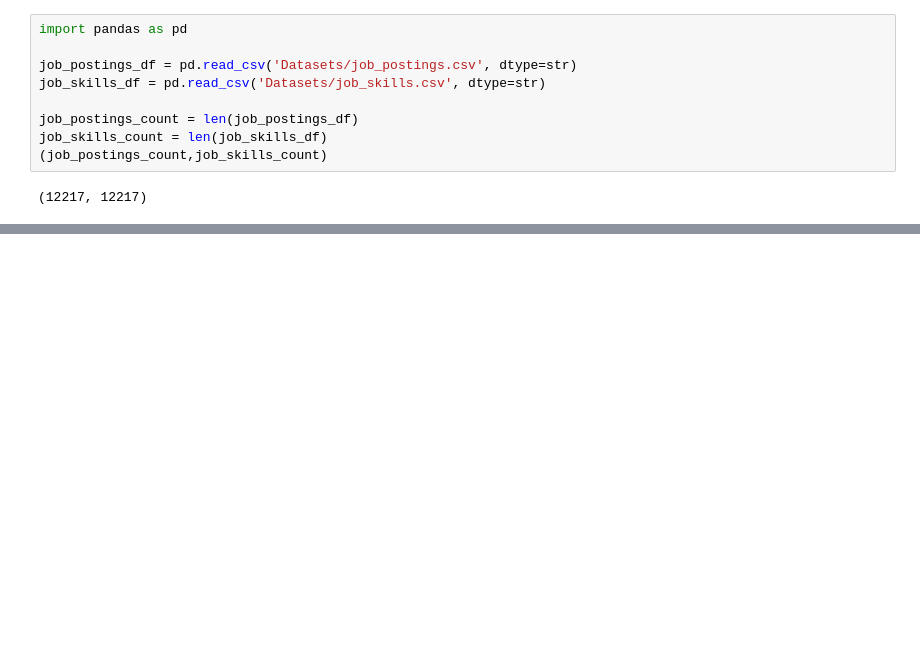
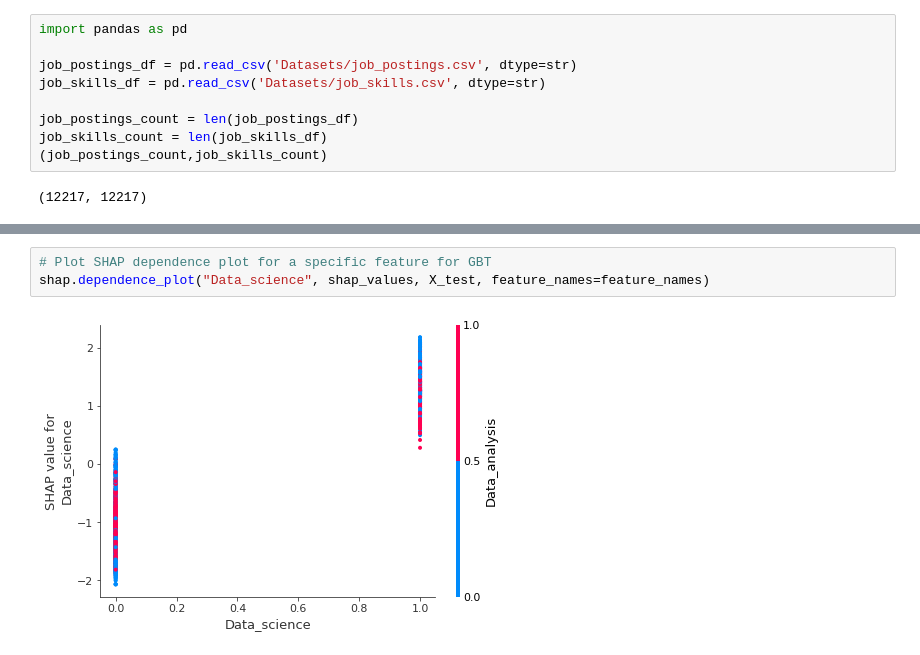
Before and after one commit to zli213/722-Iteration-4, a Jupyter notebook: Iteration_4.ipynb, the cells around one changed output, grey strips where cells are left out. Drawn from its saved outputs; the diff is of its cells as text; blank space fills up the shorter version.

```diff
--- a/Iteration_4.ipynb
+++ b/Iteration_4.ipynb
@@ -534,0 +1148,5 @@ NameError: name 'StringIndexer' is not defined
+# %%
+# Plot SHAP dependence plot for a specific feature for GBT
+shap.dependence_plot("Data_science", shap_values, X_test, feature_names=feature_names)
+# %% [output]
+[figure, added]
```
Also changed, not shown: parts of 42 cells of this notebook.
